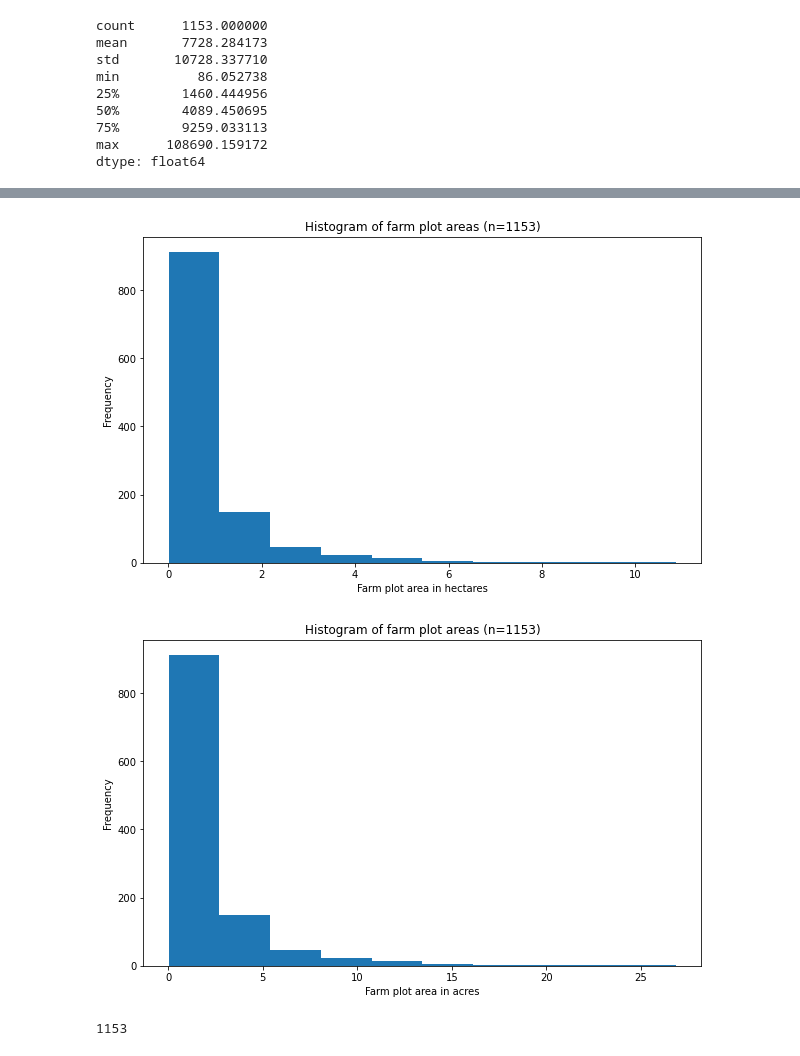
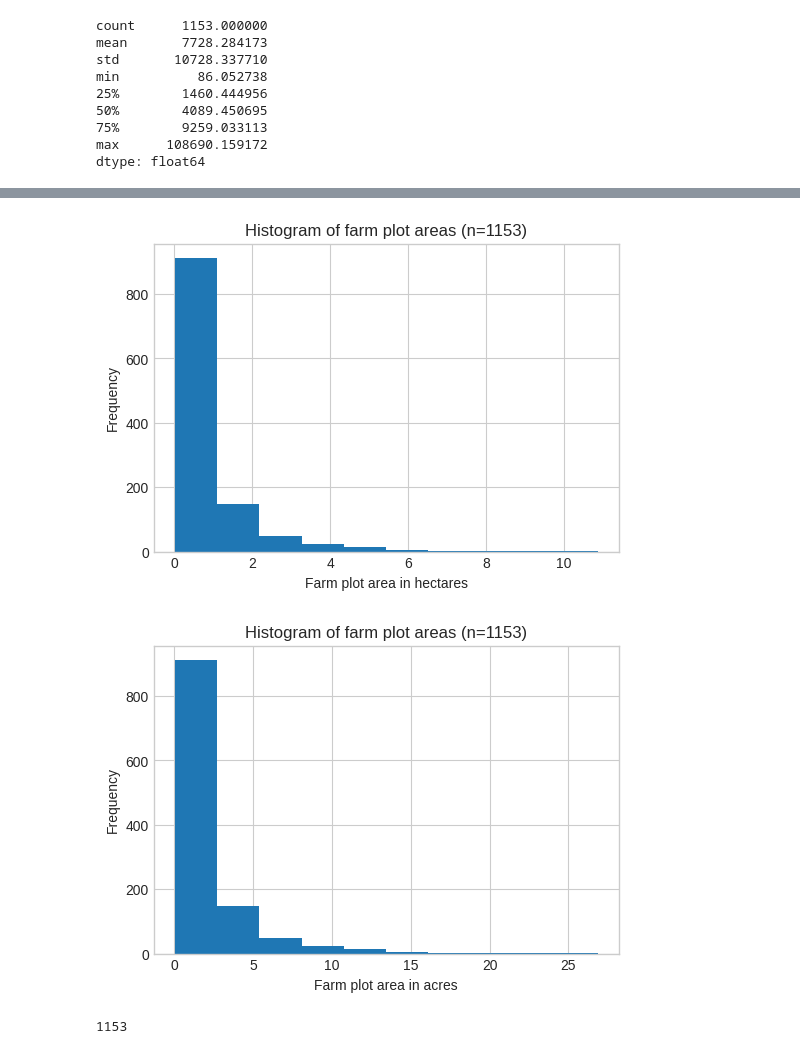
Before and after one commit to alexvmt/farm_plot_detection, a Jupyter notebook: exploring_farm_plot_polygons_and_points.ipynb, the cells around one changed output, grey strips where cells are left out. Drawn from its saved outputs; the diff is of its cells as text; code cells hidden in the pictures.

```diff
--- a/exploratory_data_analysis.ipynb
+++ b/exploring_farm_plot_polygons_and_points.ipynb
@@ -13,6 +19,8 @@ import folium
 pd.set_option('display.max_columns', 500)
 # %%
 %matplotlib inline
+# %%
+plt.style.use('seaborn-whitegrid')
 # %% [markdown]
 ## Load and explore polygons
 # %%
@@ -298,25 +308,25 @@ plt.savefig('visualizations/histogram_farm_plot_areas_square_meters.png')
 # %%
 farm_plots_area_hectare = list(farm_plots_area.area / 10**4)
 # %%
-plt.figure(figsize=(10,6))
+plt.figure(figsize=(6,4))
 plt.hist(farm_plots_area_hectare)
 plt.title('Histogram of farm plot areas (n={})'.format(len(farm_plots_area)))
 plt.xlabel('Farm plot area in hectares')
 plt.ylabel('Frequency')
 plt.savefig('visualizations/histogram_farm_plot_areas_hectares.png')
 # %% [output]
-[figure, old version]
+[figure, new version]
 # %%
 farm_plots_area_acre = list(farm_plots_area.area / 4046.85642)
 # %%
-plt.figure(figsize=(10,6))
+plt.figure(figsize=(6,4))
 plt.hist(farm_plots_area_acre)
 plt.title('Histogram of farm plot areas (n={})'.format(len(farm_plots_area)))
 plt.xlabel('Farm plot area in acres')
 plt.ylabel('Frequency')
 plt.savefig('visualizations/histogram_farm_plot_areas_acres.png')
 # %% [output]
-[figure, old version]
+[figure, new version]
 # %%
 farm_plots_area_square_km = list(farm_plots_area.area / 10**6)
 len(farm_plots_area_square_km)
```
Also changed, not shown: parts of 18 cells of this notebook, 21 other files.
